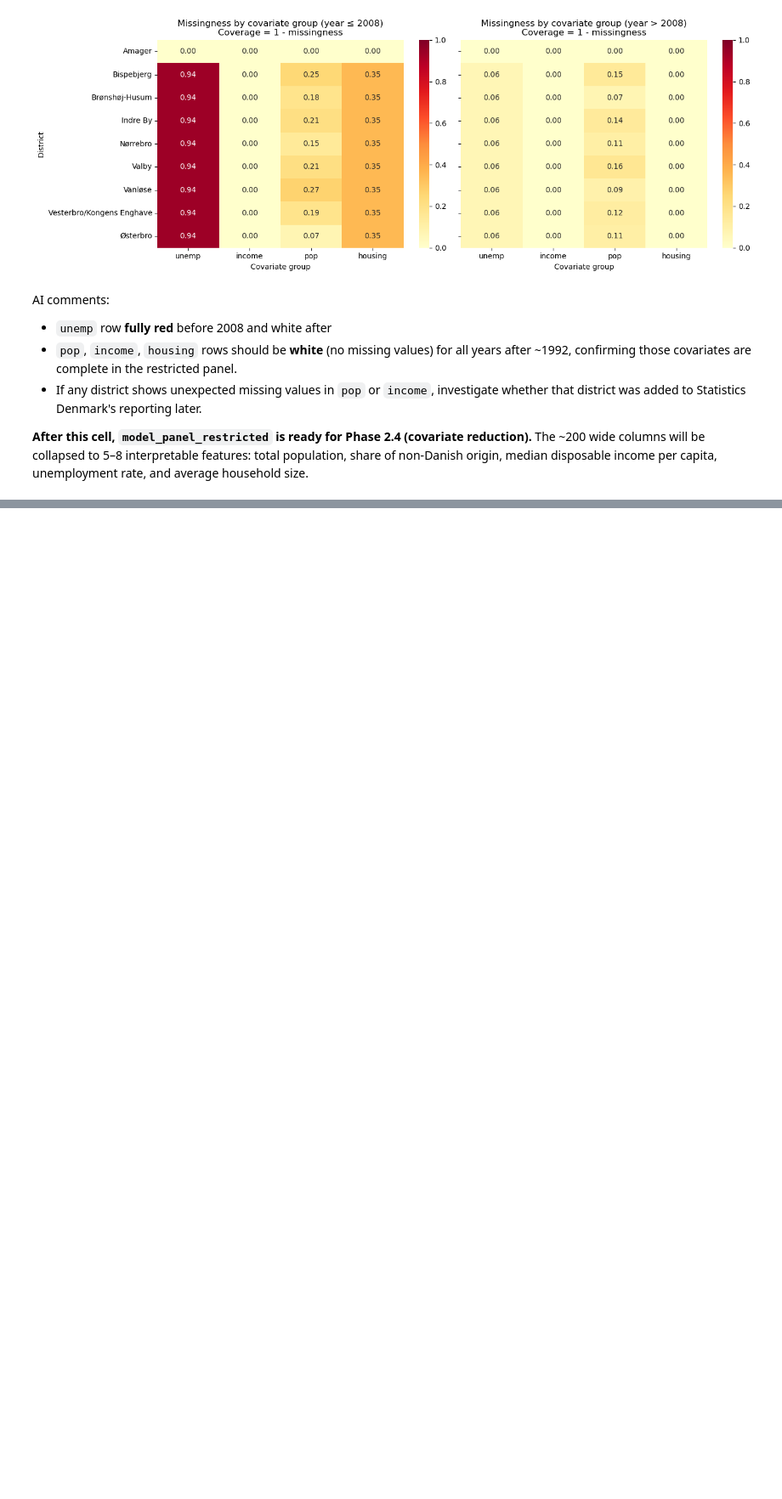
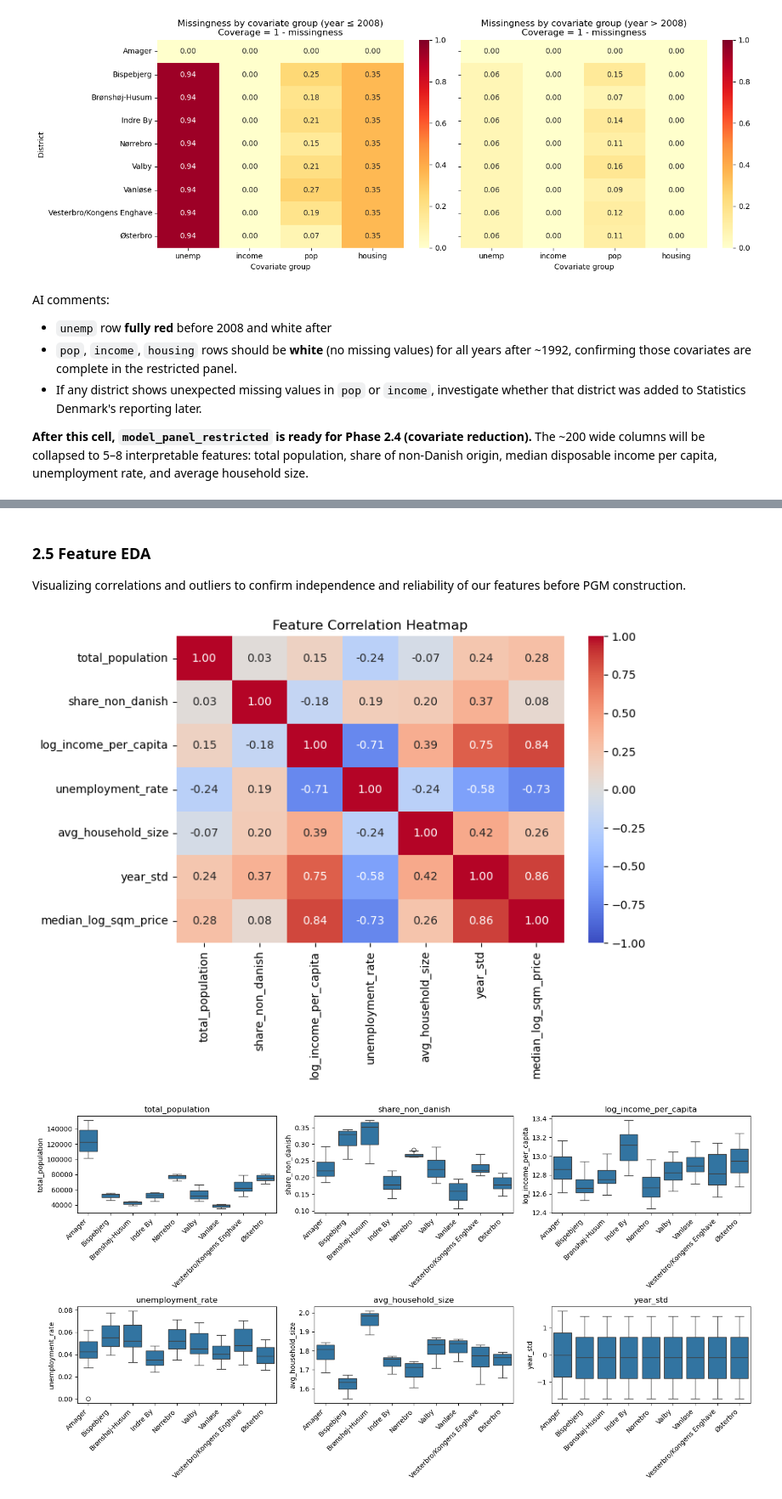
Before and after one commit to ursulailves/modelML_project, a Jupyter notebook: CPH_HousingPriceModel.ipynb, the cells around one changed output, grey strips where cells are left out. Shown at 85% size. Cells and saved outputs as stored; diff of their text form; code cells hidden in the pictures; blank space fills up the shorter version.

```diff
--- a/CPH_HousingPriceModel.ipynb
+++ b/CPH_HousingPriceModel.ipynb
@@ -1157,0 +1286,26 @@ unemployment rate, and average household size.
+# %% [markdown]
+### 2.5 Feature EDA
+Visualizing correlations and outliers to confirm independence and reliability of our features before PGM construction.
+# %%
+# 1. Correlation Heatmap
+corr_cols = FEATURE_COLS + ['median_log_sqm_price']
+corr_matrix = panel[corr_cols].corr()
+
+plt.figure(figsize=(8, 6))
+sns.heatmap(corr_matrix, annot=True, fmt='.2f', cmap='coolwarm', vmin=-1, vmax=1)
+plt.title('Feature Correlation Heatmap')
+plt.tight_layout()
+plt.show()
+
+# 2. Outlier Check (Boxplots)
+fig, axes = plt.subplots(2, 3, figsize=(15, 8))
+for ax, feat in zip(axes.flatten(), FEATURE_COLS):
+    sns.boxplot(x='district', y=feat, data=panel, ax=ax)
+    ax.set_xticklabels(ax.get_xticklabels(), rotation=45, ha='right')
+    ax.set_title(feat)
+    ax.set_xlabel('')
+plt.tight_layout()
+plt.show()
+# %% [output]
+[figure, added]
+[figure, added]
```
Also changed, not shown: parts of 15 cells of this notebook, 1 other file.
